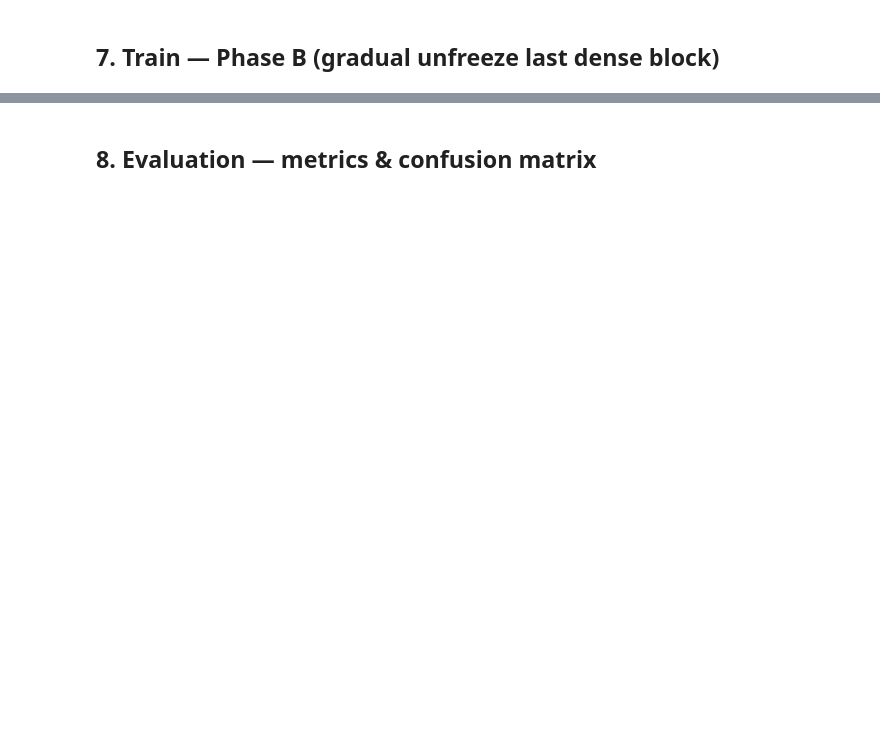
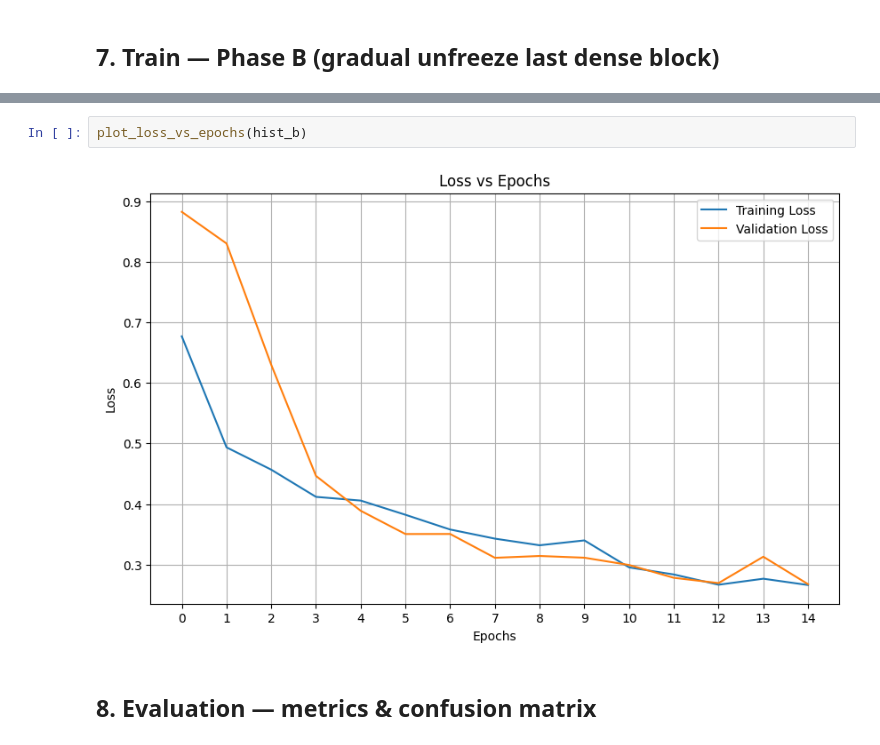
Before and after one commit to Gaddran/Capstone, a Jupyter notebook: Kather_KimiaNet_Classifier.ipynb, the cells around one changed output, grey strips where cells are left out. Drawn from its saved outputs; the diff is of its cells as text; blank space fills up the shorter version.

```diff
--- a/Kather_KimiaNet_Classifier.ipynb
+++ b/Kather_KimiaNet_Classifier.ipynb
@@ -348,3 +409,7 @@ Epoch 15/15
+# %%
+plot_loss_vs_epochs(hist_b)
+# %% [output]
+[figure, added]
 # %% [markdown]
 ## 8. Evaluation — metrics & confusion matrix
 # %%
```
Also changed, not shown: parts of 7 cells of this notebook, 3 other files.
